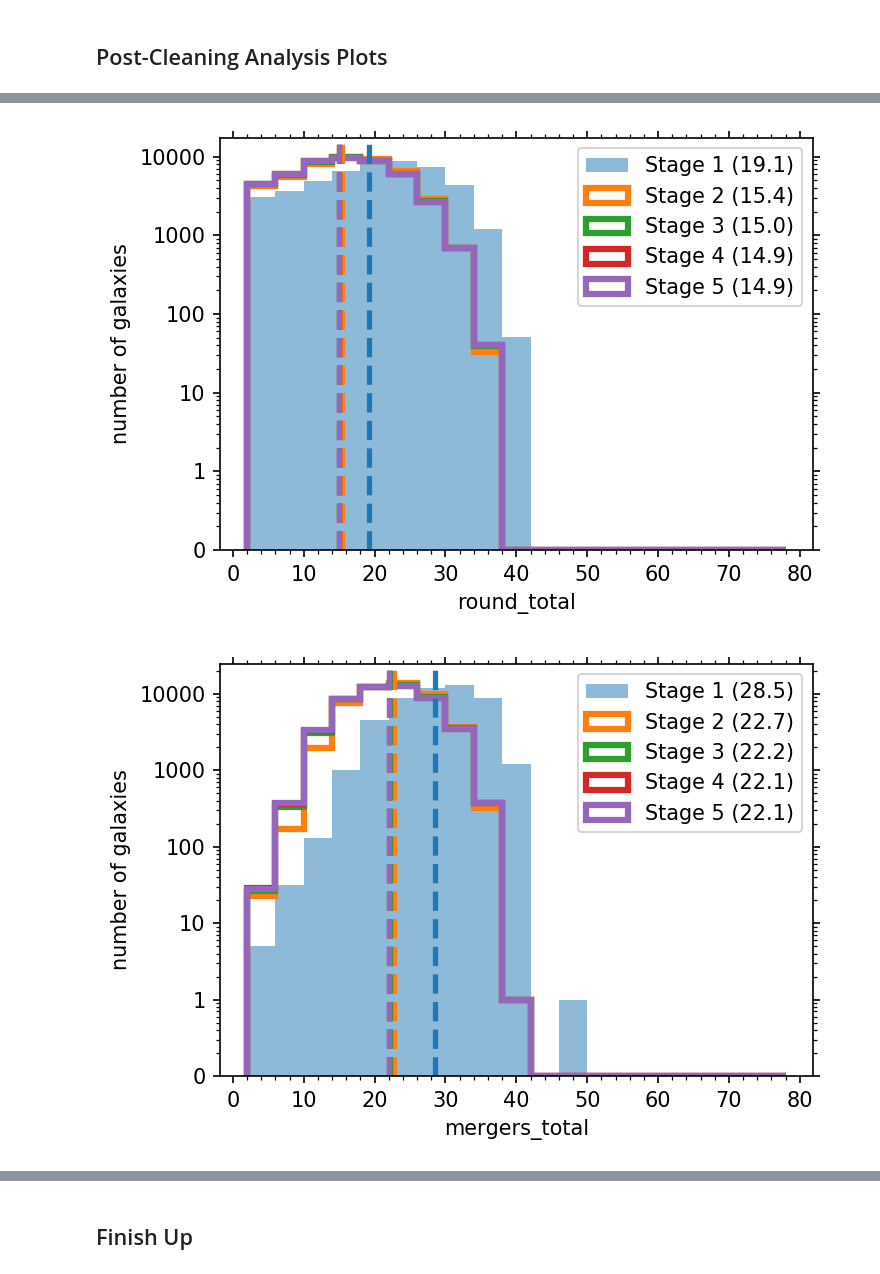
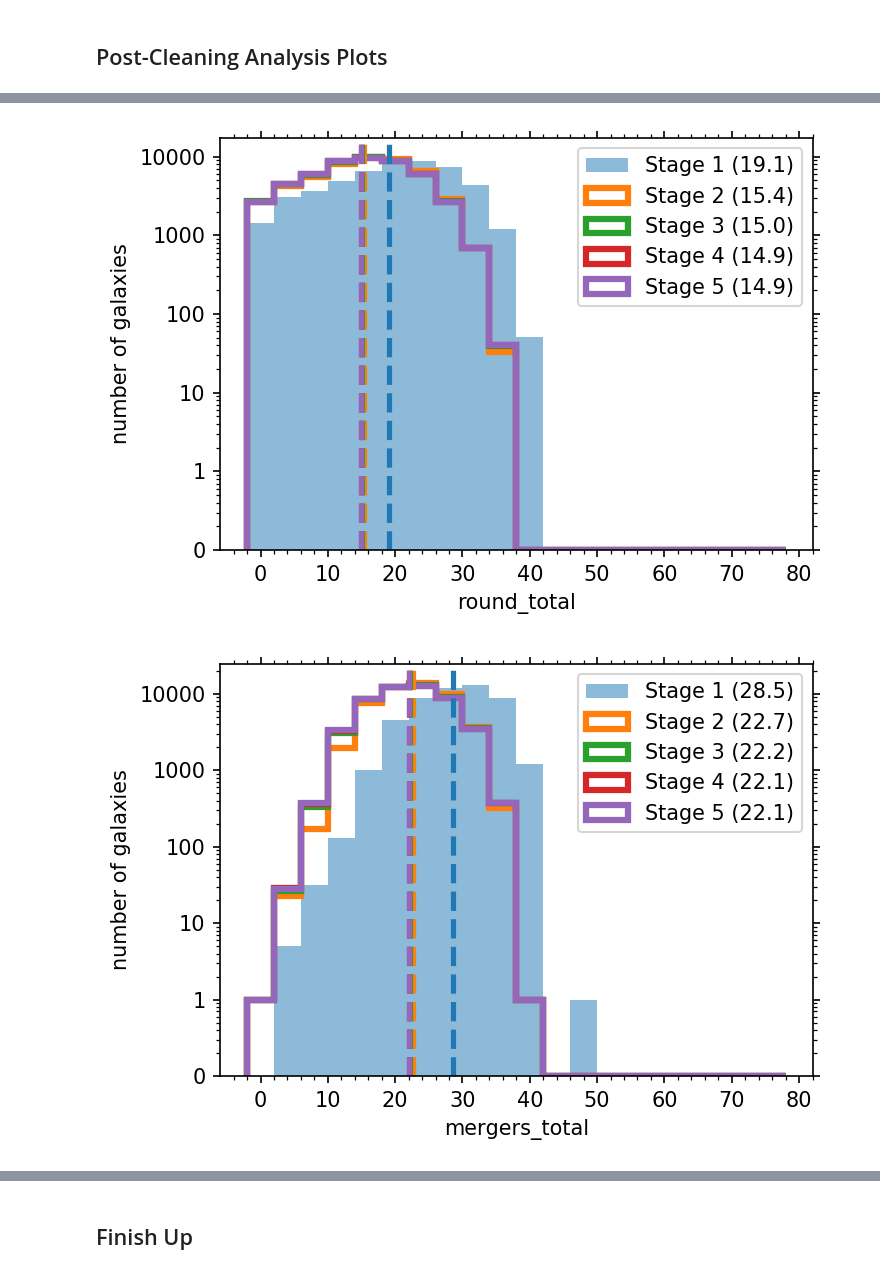
Before and after one commit to leeskelvin/gamakidsgz, a Jupyter notebook: outputs/binclean/binclean.ipynb, the cells around one changed output, grey strips where cells are left out. Drawn from its saved outputs; the diff is of its cells as text; code cells hidden in the pictures.

```diff
--- a/outputs/binclean/binclean.ipynb
+++ b/outputs/binclean/binclean.ipynb
@@ -828,7 +830,7 @@ Wall time: 52min 45s
 # total user counts as a function of cleaning stage for all Qs
 cmap = plt.get_cmap('tab10')
 colnames = [x for x in clndata_dict[1].columns if '_total' in x]
-bins = np.arange(2, 80, 4)
+bins = np.arange(-2, 80, 4)
 # bins = np.logspace(np.log10(1), np.log10(90), 15)
 for colname in colnames:
     fig, ax = plt.subplots(1, 1, figsize=(5,3.5), dpi=150)
@@ -876,2 +878,2 @@ for colname in colnames:
-[figure, old version]
+[figure, new version]
-[figure, old version]
+[figure, new version]
```
Also changed, not shown: parts of 15 cells of this notebook, 50 other files.
